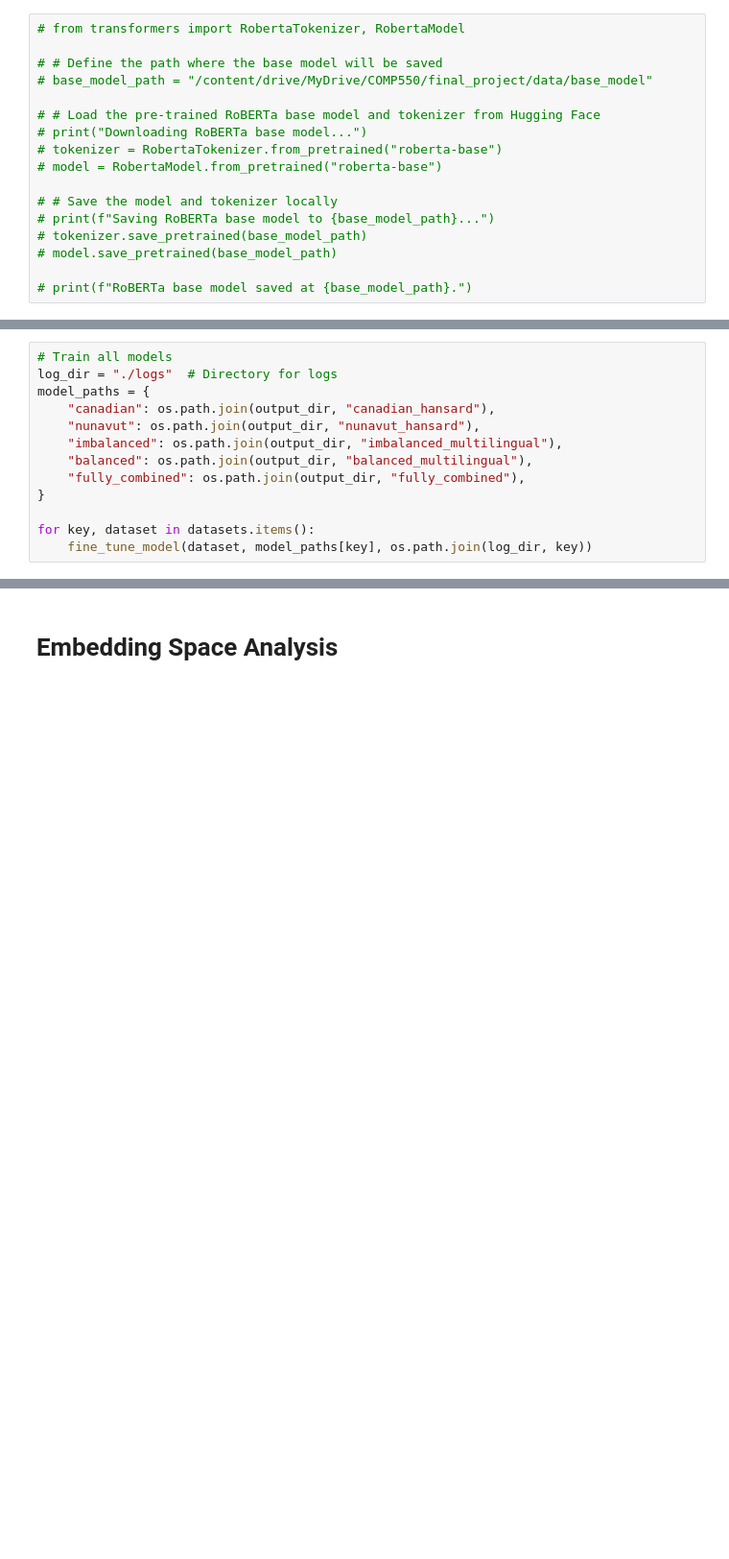
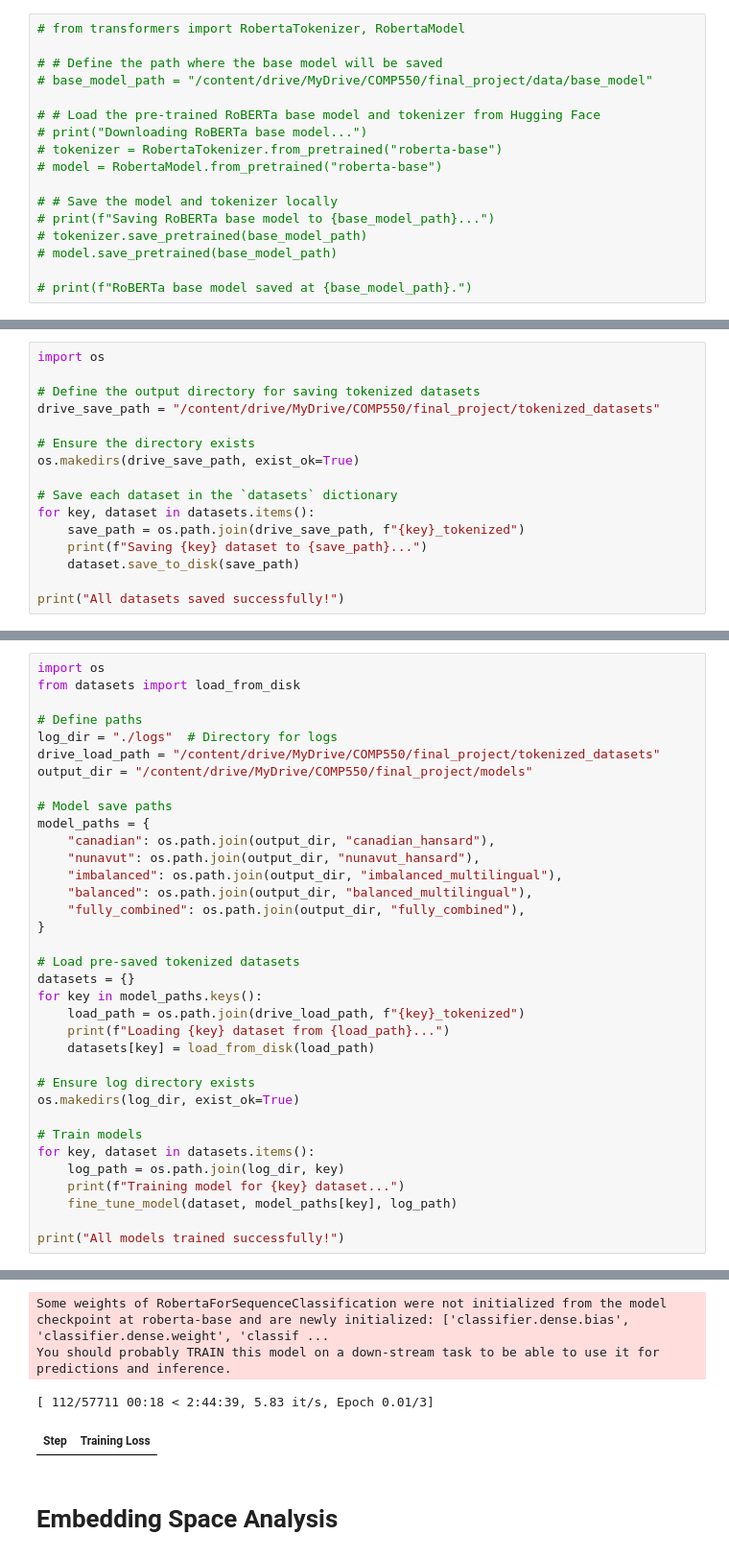
Before and after one commit to asaad02/Analyzing-Bias-Transfer-in-Multilingual-Transformer-Models, a Jupyter notebook: Files/final_comp550_project_training_preliminary_analysis.ipynb, the cells around one changed output, grey strips where cells are left out. Shown: that part at 96% size. Drawn from its saved outputs; the diff is of its cells as text; blank space fills up the shorter version.

```diff
--- a/Files/final_comp550_project_training_preliminary_analysis.ipynb
+++ b/Files/final_comp550_project_training_preliminary_analysis.ipynb
@@ -574,0 +595,16 @@ Tokenizing canadian dataset...
+# %%
+import os
+
+# Define the output directory for saving tokenized datasets
+drive_save_path = "/content/drive/MyDrive/COMP550/final_project/tokenized_datasets"
+
+# Ensure the directory exists
+os.makedirs(drive_save_path, exist_ok=True)
+
+# Save each dataset in the `datasets` dictionary
+for key, dataset in datasets.items():
+    save_path = os.path.join(drive_save_path, f"{key}_tokenized")
+    print(f"Saving {key} dataset to {save_path}...")
+    dataset.save_to_disk(save_path)
+
+print("All datasets saved successfully!")
@@ -575,6 +619,13 @@ Tokenizing canadian dataset...
 # %%
-# Train all models
+import os
+from datasets import load_from_disk
+
+# Define paths
 log_dir = "./logs"  # Directory for logs
+drive_load_path = "/content/drive/MyDrive/COMP550/final_project/tokenized_datasets"
+output_dir = "/content/drive/MyDrive/COMP550/final_project/models"
+
+# Model save paths
 model_paths = {
     "canadian": os.path.join(output_dir, "canadian_hansard"),
     "nunavut": os.path.join(output_dir, "nunavut_hansard"),
@@ -583,5 +634,21 @@ model_paths = {
     "fully_combined": os.path.join(output_dir, "fully_combined"),
 }
 
+# Load pre-saved tokenized datasets
+datasets = {}
+for key in model_paths.keys():
+    load_path = os.path.join(drive_load_path, f"{key}_tokenized")
+    print(f"Loading {key} dataset from {load_path}...")
+    datasets[key] = load_from_disk(load_path)
+
+# Ensure log directory exists
+os.makedirs(log_dir, exist_ok=True)
+
+# Train models
 for key, dataset in datasets.items():
-    fine_tune_model(dataset, model_paths[key], os.path.join(log_dir, key))
+    log_path = os.path.join(log_dir, key)
+    print(f"Training model for {key} dataset...")
+    fine_tune_model(dataset, model_paths[key], log_path)
+
+print("All models trained successfully!")
+# %% [output]
@@ -588,3 +662,7 @@ for key, dataset in datasets.items():
+Some weights of RobertaForSequenceClassification were not initialized from the model checkpoint at roberta-base and are newly initialized: ['classifier.dense.bias', 'classifier.dense.weight', 'classif ...
+You should probably TRAIN this model on a down-stream task to be able to use it for predictions and inference.
+[ 112/57711 00:18 < 2:44:39, 5.83 it/s, Epoch 0.01/3]
+| Step | Training Loss |
 # %% [markdown]
 # Embedding Space Analysis
 # %%
```
Also changed, not shown: parts of 6 cells of this notebook.
